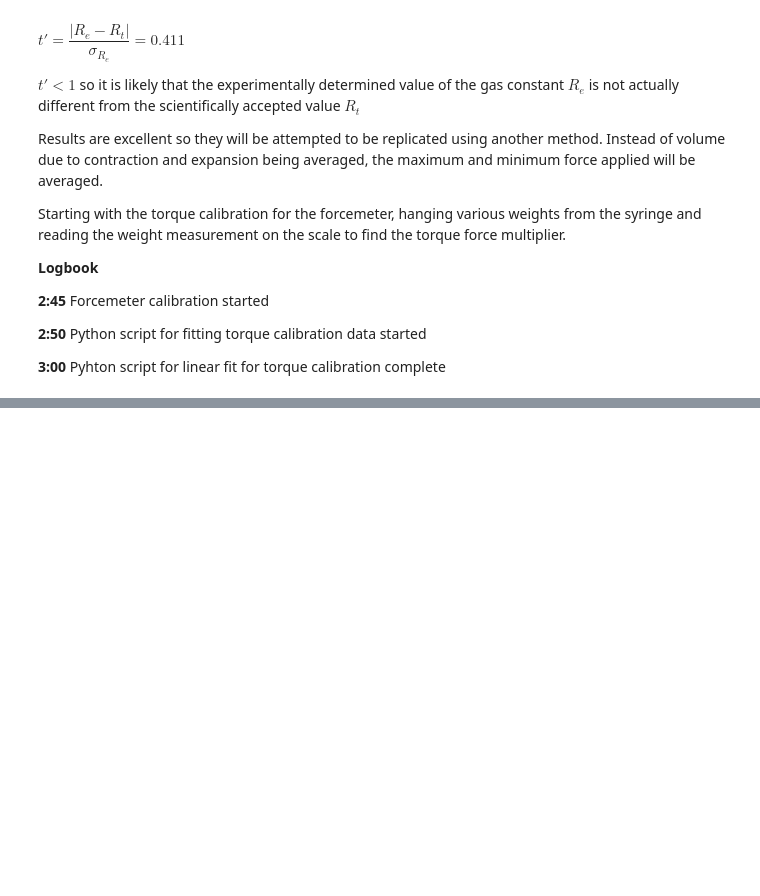
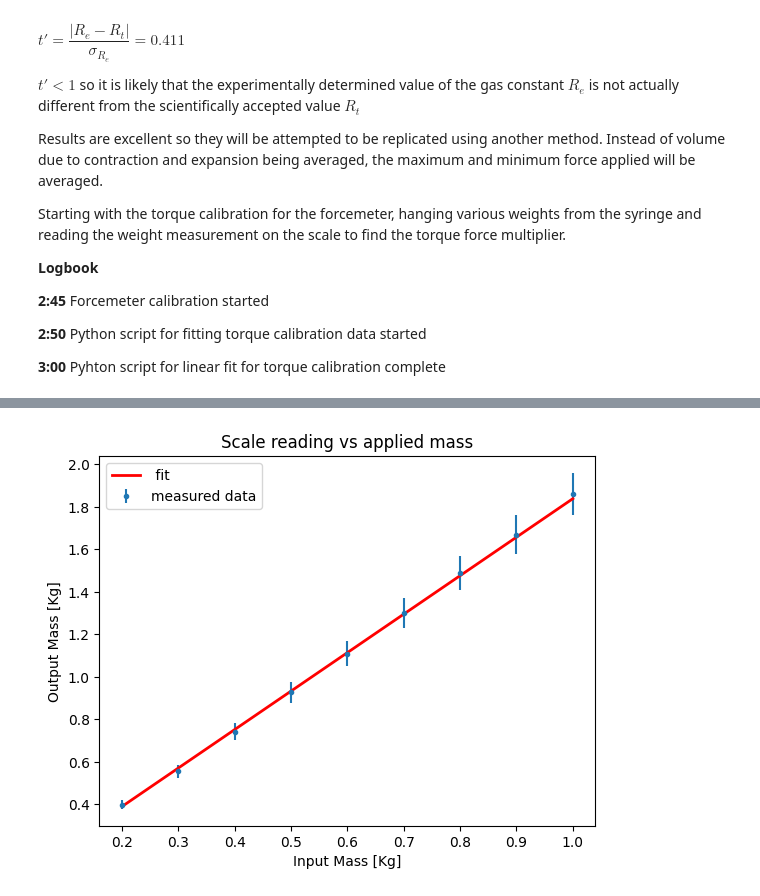
Before and after one commit to JadenMajid/Experiment-2-229, a Jupyter notebook: Logy Experiment Notes.ipynb, the cells around one changed output, grey strips where cells are left out. Saved outputs shown, nothing was run; the diff lists cells and outputs as text; code cells hidden in the pictures; blank space fills up the shorter version.

```diff
--- a/Logy Experiment Notes.ipynb
+++ b/Logy Experiment Notes.ipynb
@@ -280,0 +237,77 @@ __Logbbok__
+# %%
+import numpy as np
+import matplotlib.pyplot as plt
+from scipy.optimize import curve_fit
+
+fname = 'Force meter calibration.csv'
+
+x_name = 'Input Mass'
+x_units = 'Kg'
+y_name = 'Output Mass'
+y_units = 'Kg'
+
+guesses = (1.8, 0.0)
+
+
+def fit_function(x, m, b):
+    return m*x+b
+
+
+dydx = 10.
+
+data = np.loadtxt(fname, delimiter=',', comments='#', usecols=(0, 1, 2, 3))
+
+x = data[:, 0]
+y = data[:, 2]
+
+y_sigma = np.sqrt((data[:, 3])**2+dydx**2*data[:, 1]**2)
+
+x_fitfunc = np.linspace(min(x), max(x), 500)
+
+y_guess = fit_function(x_fitfunc, *guesses)
+
+
+fit_params, fit_cov = curve_fit(fit_function, x, y, sigma=y_sigma, p0=guesses,
+                                maxfev=10**5)
+
+
+def chi_square(fit_parameters, x, y, sigma):
+    #
+    return np.sum((y-fit_function(x, *fit_parameters))**2/sigma**2)
+
+
+chi2 = chi_square(fit_params, x, y, y_sigma)
+dof = len(x) - len(fit_params)
+print("\nGoodness of fit - chi square measure:")
+print("Chi2 = {}, Chi2/dof = {}\n".format(chi2, chi2/dof))
+
+fit_cov = fit_cov*dof/chi2
+
+fit_params_error = np.sqrt(np.diag(fit_cov))
+
+param_names = ['gain', 'y intercept']
+print("Fit parameters:")
+for i in range(len(fit_params)):
+    print('{} = {:.3e} +/- {:.3e}'.format(param_names[i],
+                                          fit_params[i],
+                                          fit_params_error[i]))
+
+
+y_fitfunc = fit_function(x_fitfunc, *fit_params)
+
+plt.errorbar(x, y, yerr=y_sigma, marker='.',
+             linestyle='', label="measured data")
+plt.plot(x_fitfunc, y_fitfunc, marker="", linestyle="-", linewidth=2, color="r",
+         label=" fit")
+
+plt.xlabel('{} [{}]'.format(x_name, x_units))
+plt.ylabel('{} [{}]'.format(y_name, y_units))
+plt.title(r'Scale reading vs applied mass')
+
+plt.legend(loc='best', numpoints=1)
+
+plt.show()
+
+
+y_fit = fit_function(x, *fit_params)
+# %% [output]
@@ -280,0 +320 @@ __Logbbok__
+[figure, added]
```
Also changed, not shown: parts of 4 cells of this notebook.
